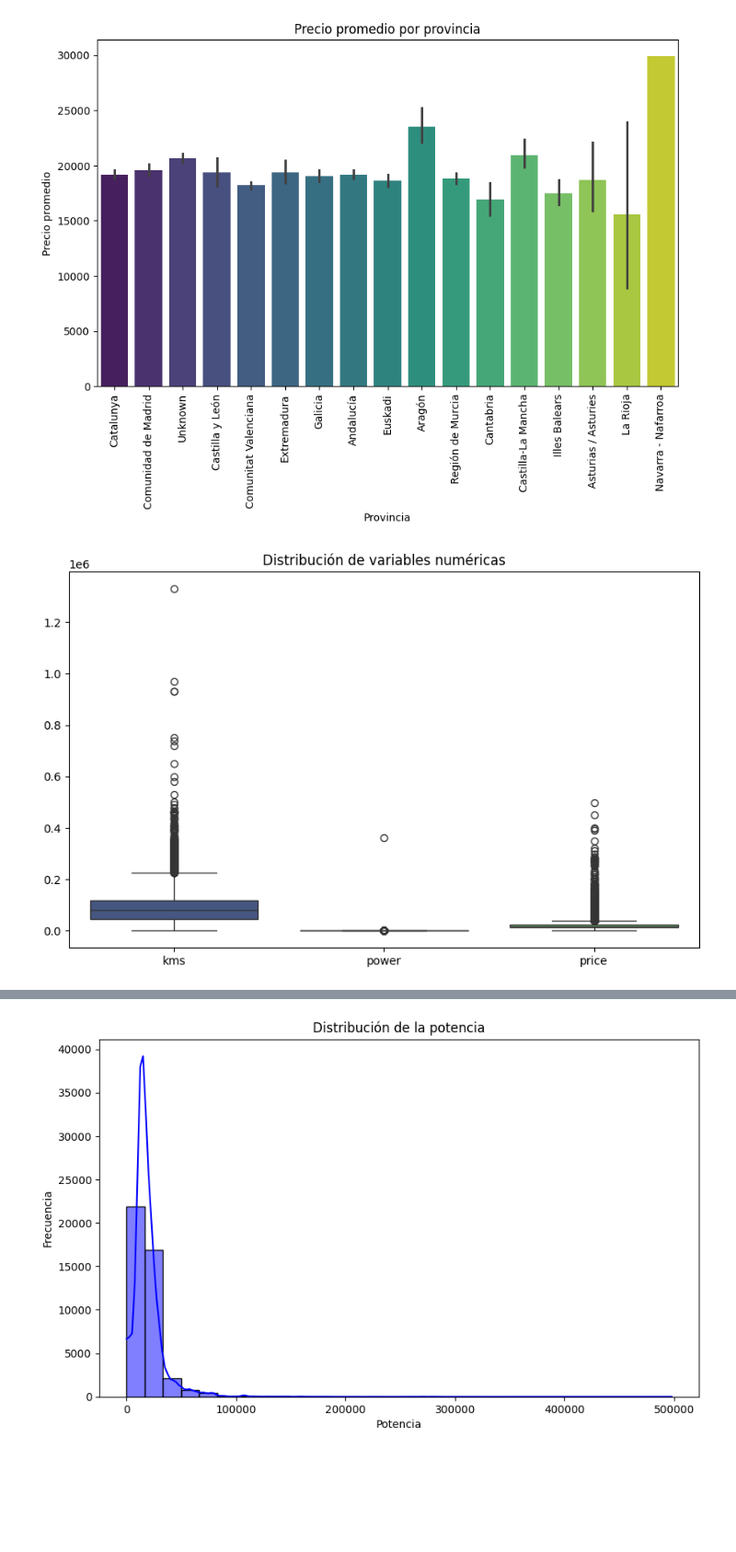
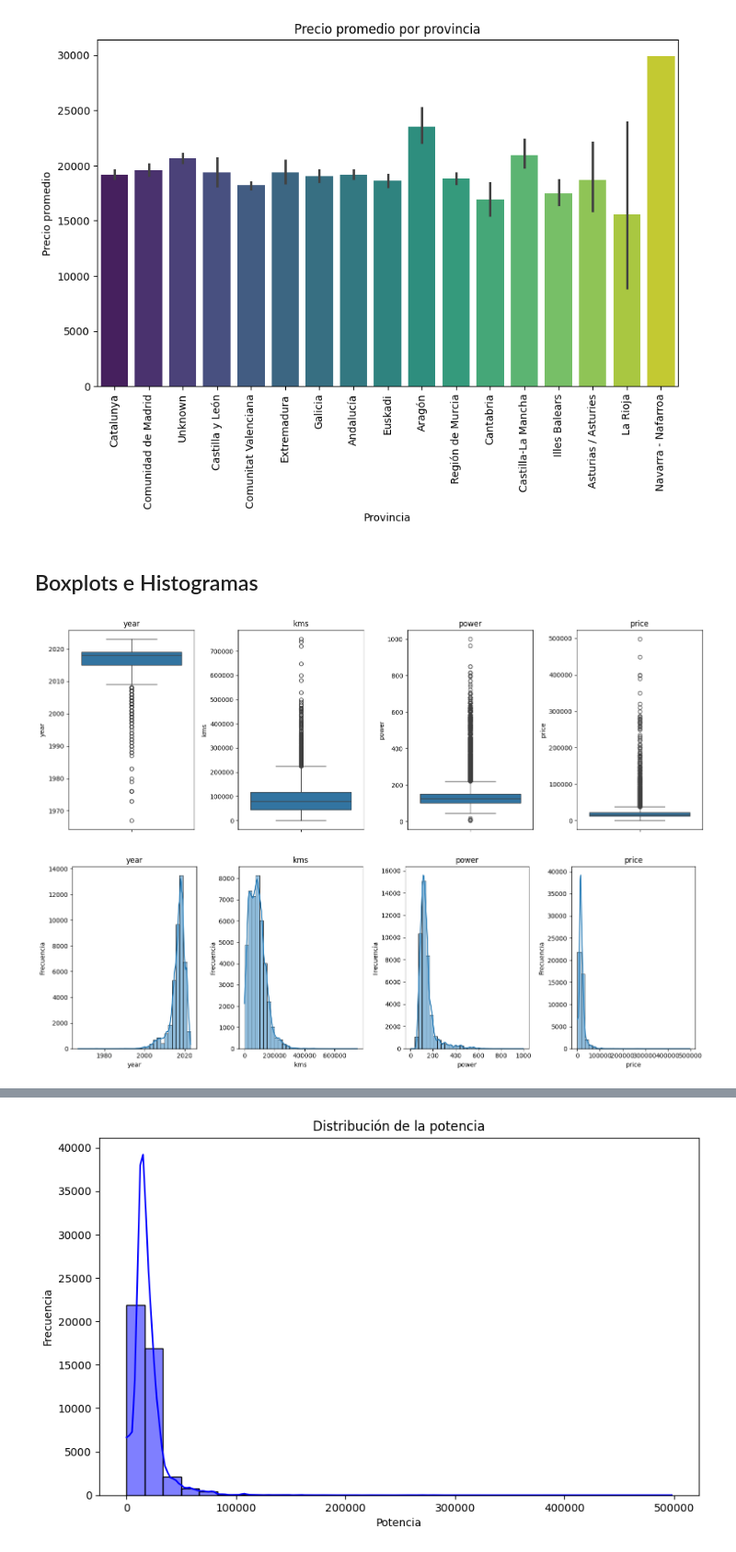
Before and after one commit to Germandcont/SecondHandCars-PricePrediction, a Jupyter notebook: notebooks/cars.ipynb, the cells around one changed output, grey strips where cells are left out. Shown: that part at 92% size. Saved outputs shown, nothing was run; the diff lists cells and outputs as text; code cells hidden in the pictures; blank space fills up the shorter version.

```diff
--- a/notebooks/cars.ipynb
+++ b/notebooks/cars.ipynb
@@ -448,12 +642,47 @@ Passing `palette` without assigning `hue` is deprecated and will be removed in v
 
   sns.barplot(data=df_final, x='state', y='price',palette='viridis')
 [figure]
-# %%
-#Boxplot de variables numericas
-plt.figure(figsize=(10, 6))
-sns.boxplot(data=df_final[['kms', 'power', 'price']], palette='viridis')
-plt.title('Distribución de variables numéricas')
-plt.show()
-# %% [output]
-[figure, removed]
+# %% [markdown]
+## Boxplots e Histogramas
+# %%
+num_vars = df_final.select_dtypes(include=['float64', 'int64']).columns.drop(['dealer_zip_code', 'lat', 'long'])
+
+
+n_cols = 4
+n_rows = (len(num_vars) + n_cols - 1) // n_cols
+
+plt.figure(figsize=(15, n_rows * 5))
+
+for i, var in enumerate(num_vars):
+    plt.subplot(n_rows, n_cols, i + 1)
+    sns.boxplot(y=df_final[var])
+    plt.title(var)
+    plt.xlabel('')
+
+plt.tight_layout()
+plt.show()
+# %% [output]
+[figure, added]
+# %%
+# Seleccionar las variables numéricas excluyendo 'dealer_zip_code', 'lat' y 'long'
+num_vars = df_final.select_dtypes(include=['float64', 'int64']).columns.drop(['dealer_zip_code', 'lat', 'long'])
+
+# Configurar la figura y los subplots
+n_cols = 4  # Número de columnas en la cuadrícula
+n_rows = (len(num_vars) + n_cols - 1) // n_cols  # Número de filas en la cuadrícula
+
+plt.figure(figsize=(15, n_rows * 5))  # Ajustar el tamaño de la figura
+
+# Iterar sobre las variables numéricas
+for i, var in enumerate(num_vars):
+    plt.subplot(n_rows, n_cols, i + 1)  # Crear un subplot
+    sns.histplot(df_final[var], kde=True, bins=30)  # Crear histograma con KDE
+    plt.title(var)  # Título del gráfico
+    plt.xlabel(var)  # Etiqueta del eje x
+    plt.ylabel('Frecuencia')  # Etiqueta del eje y
+
+plt.tight_layout()  # Ajustar diseño
+plt.show()
+# %% [output]
+[figure, added]
 # %% [markdown]
```
Also changed, not shown: parts of 30 cells of this notebook, 1 other file.
